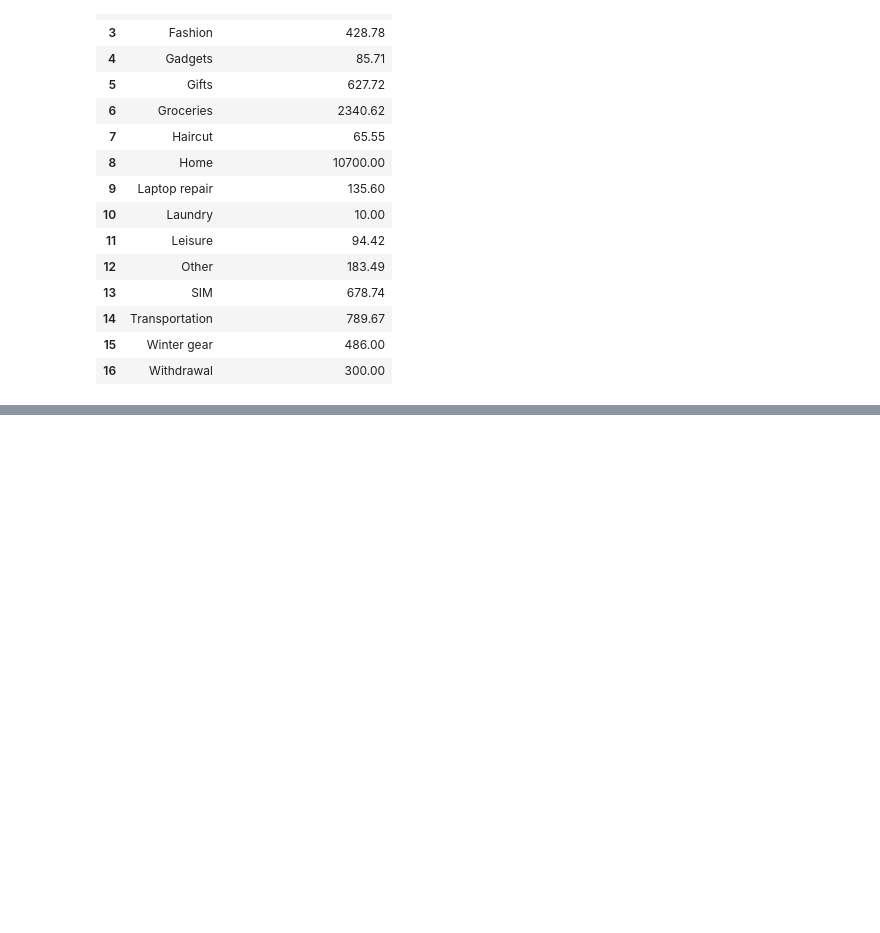
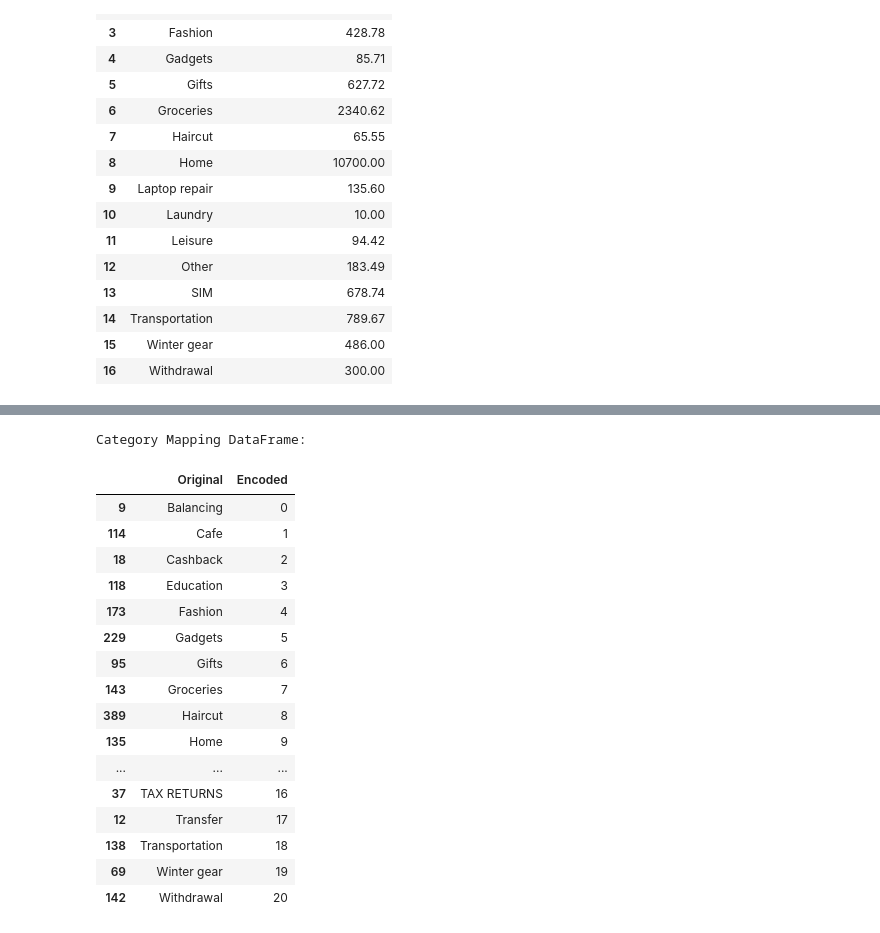
Before and after one commit to sudhanshrestha/ChatFinancial, a Jupyter notebook: financial_anlysis.ipynb, the cells around one changed output, grey strips where cells are left out. Saved outputs shown, nothing was run; the diff lists cells and outputs as text; code cells hidden in the pictures; blank space fills up the shorter version.

```diff
--- a/financial_anlysis.ipynb
+++ b/financial_anlysis.ipynb
@@ -149,0 +159,21 @@ fig.show()
+# %%
+import pandas as pd
+import matplotlib.pyplot as plt
+
+def create_mapping_df(original_column, encoded_column, title):
+    # Create a mapping DataFrame
+    mapping_df = pd.DataFrame({
+        'Original': df[original_column],
+        'Encoded': df[encoded_column]
+    }).drop_duplicates().sort_values('Encoded')
+
+    # Set the name of the DataFrame
+    mapping_df.name = title
+
+    return mapping_df
+
+# Create mapping DataFrame for spending_type
+spending_type_mapping_df = create_mapping_df('spending_type', 'spending_type_encoded', 'Spending Type to Label Encoding Mapping')
+
+# Create mapping DataFrame for Category
+category_mapping_df = create_mapping_df('Category', 'Category_encoded', 'Category to Label Encoding Mapping')
@@ -149,0 +189,22 @@ fig.show()
+# %%
+print("\nCategory Mapping DataFrame:")
+category_mapping_df
+# %% [output]
+Category Mapping DataFrame:
+|  | Original | Encoded |
+| 9 | Balancing | 0 |
+| 114 | Cafe | 1 |
+| 18 | Cashback | 2 |
+| 118 | Education | 3 |
+| 173 | Fashion | 4 |
+| 229 | Gadgets | 5 |
+| 95 | Gifts | 6 |
+| 143 | Groceries | 7 |
+| 389 | Haircut | 8 |
+| 135 | Home | 9 |
+| ... | ... | ... |
+| 37 | TAX RETURNS | 16 |
+| 12 | Transfer | 17 |
+| 138 | Transportation | 18 |
+| 69 | Winter gear | 19 |
+| 142 | Withdrawal | 20 |
```
Also changed, not shown: parts of 15 cells of this notebook, 1 other file.
